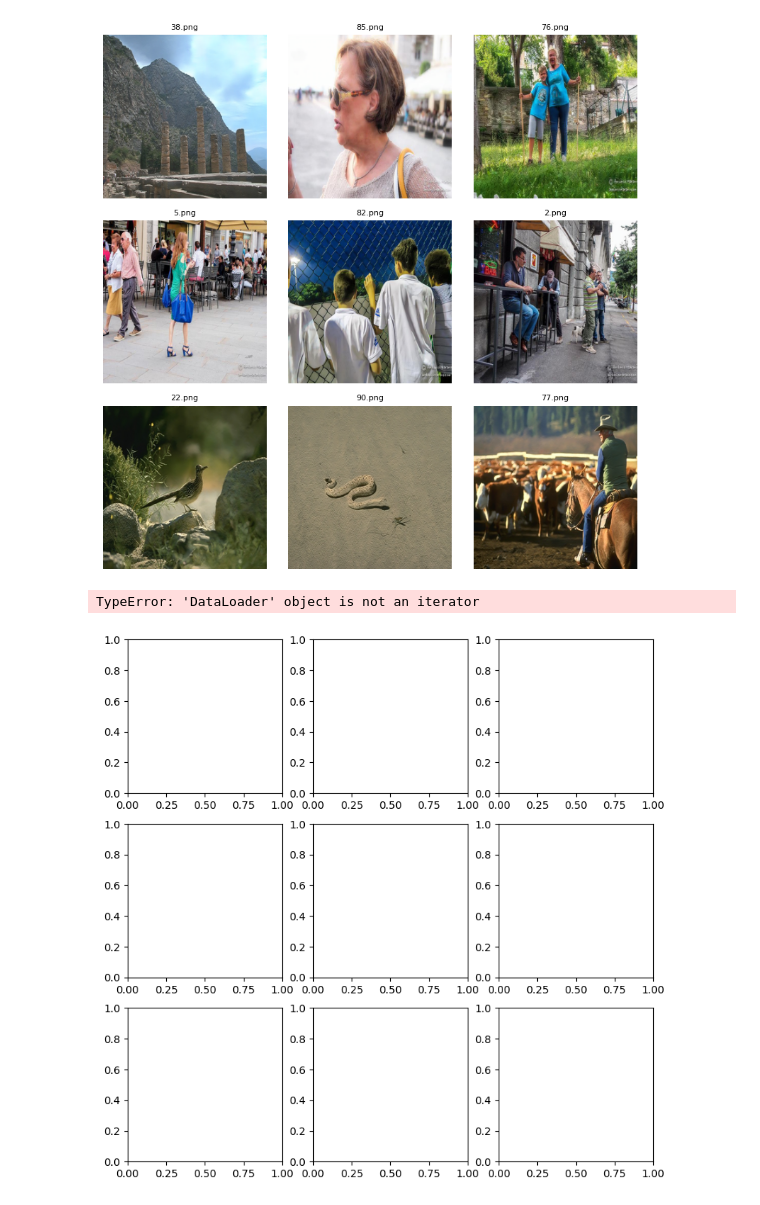
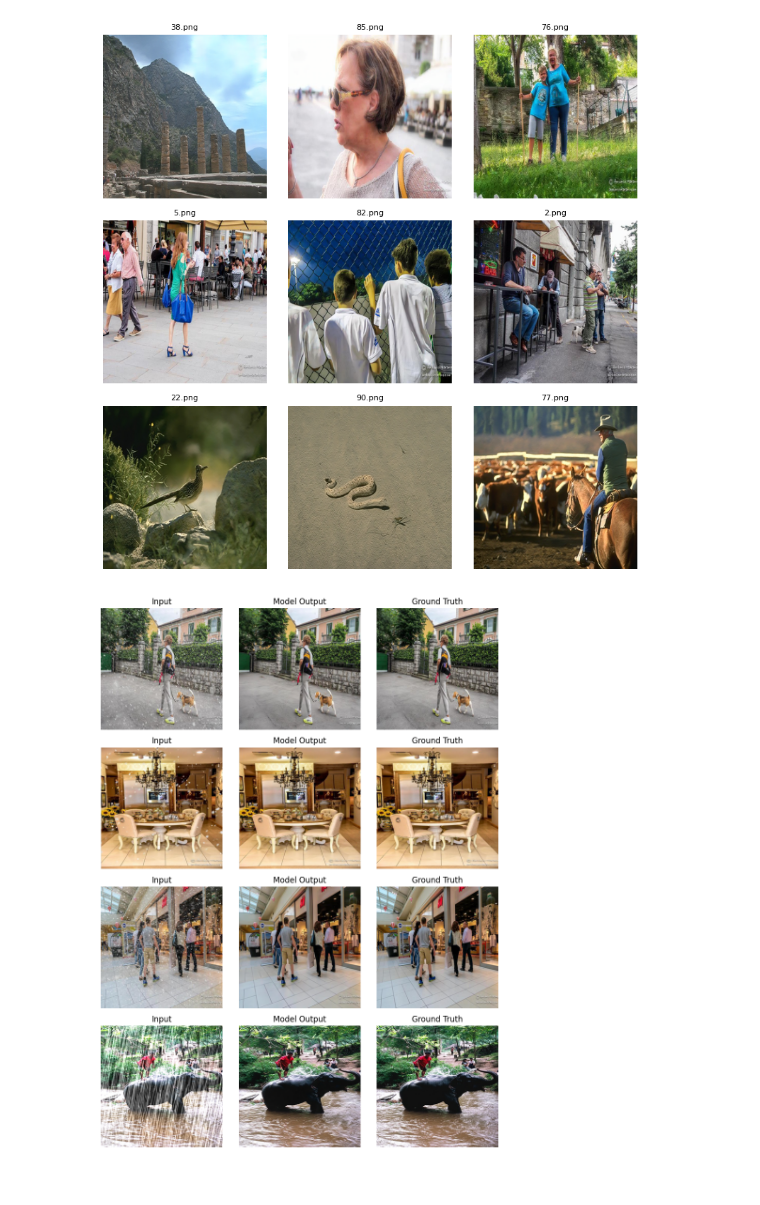
Before and after one commit to gnsJhenJie/NYCU_VDL_HW4_PromptIR, a Jupyter notebook: analysis.ipynb, the cells around one changed output. Saved outputs shown, nothing was run; the diff lists cells and outputs as text; code cells hidden in the pictures.

```diff
--- a/analysis.ipynb
+++ b/analysis.ipynb
@@ -76,7 +81,6 @@ def visualize_val_grid(
     plt.tight_layout()
     plt.show()
 # %%
-visualize_val_grid("ckpts/promptirnewssim-epoch=187-val_PSNR=0.00.ckpt")
+visualize_val_selected("ckpts/promptirnewssim-epoch=187-val_PSNR=0.00.ckpt")
 # %% [output]
-TypeError: 'DataLoader' object is not an iterator
-[figure, old version]
+[figure, new version]
```
Also changed, not shown: parts of 3 cells of this notebook.
